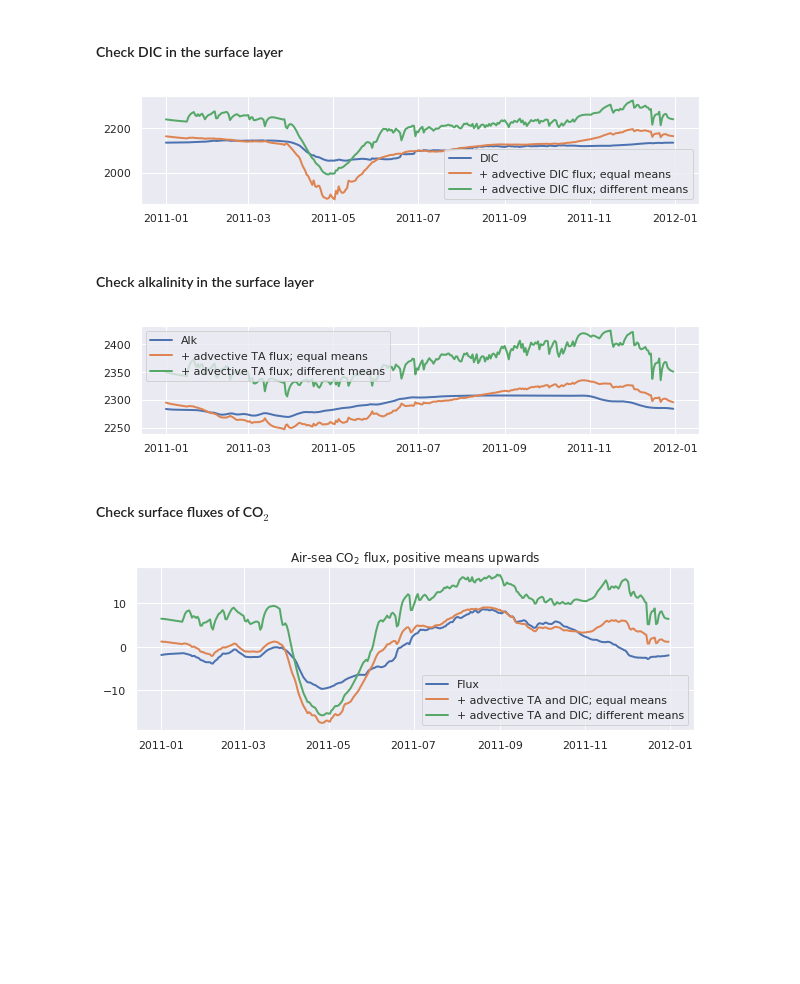
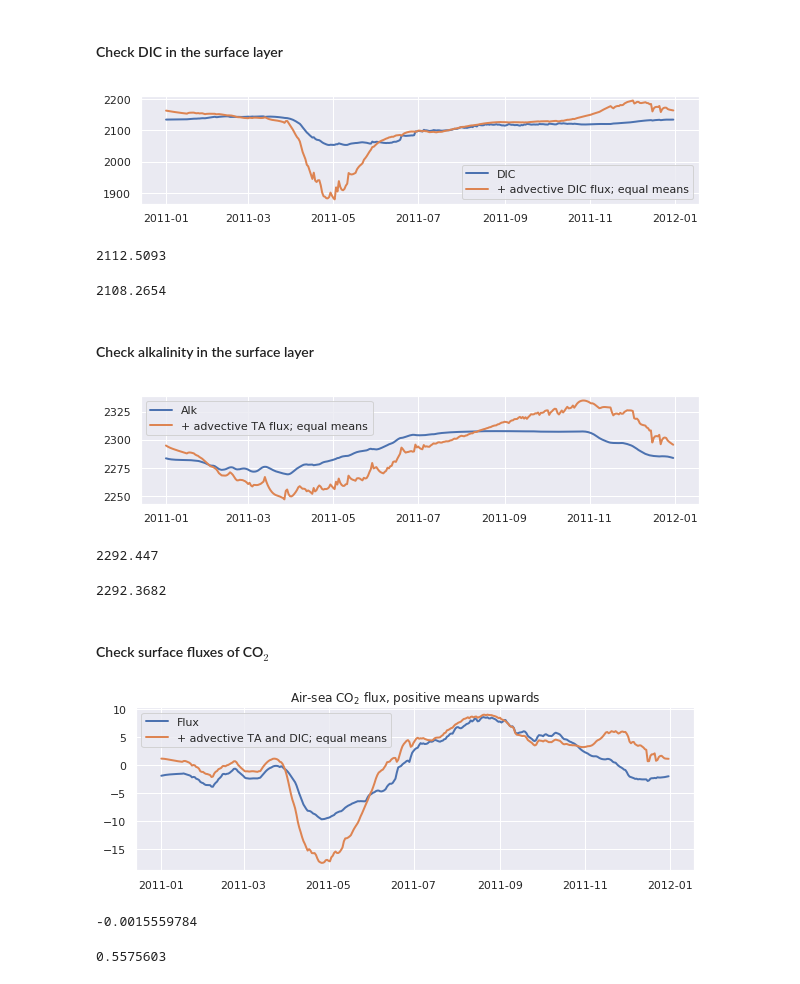
Before and after one commit to limash/Carbon_dioxide_absorption_drivers, a Jupyter notebook: 4_air-sea_fluxes_NS.ipynb, the cells around one changed output. Saved outputs shown, nothing was run; the diff lists cells and outputs as text; code cells hidden in the pictures; blank space fills up the shorter version.

```diff
--- a/4_air-sea_fluxes_NS.ipynb
+++ b/4_air-sea_fluxes_NS.ipynb
@@ -37,10 +37,18 @@ dic_with_flux2 = dic_with_flux2.reset_index()
 fig = plt.figure(figsize=(10, 2)); ax = fig.add_subplot(1, 1, 1);
 ax.plot(dic['time'], dic['B_C_DIC'], linewidth=2, label=r'DIC');
 ax.plot(dic_with_flux['time'], dic_with_flux['B_C_DIC'], linewidth=2, label=r'+ advective DIC flux; equal means');
-ax.plot(dic_with_flux2['time'], dic_with_flux2['B_C_DIC'], linewidth=2, label=r'+ advective DIC flux; different means');
+#ax.plot(dic_with_flux2['time'], dic_with_flux2['B_C_DIC'], linewidth=2, label=r'+ advective DIC flux; different means');
 ax.legend(loc='best');
 # %% [output]
-[figure, old version]
+[figure, new version]
+# %%
+dic['B_C_DIC'].values.mean()
+# %% [output]
+2112.5093
+# %%
+dic_with_flux['B_C_DIC'].values.mean()
+# %% [output]
+2108.2654
 # %% [markdown]
 #### Check alkalinity in the surface layer
 # %%
@@ -64,11 +72,19 @@ alk_with_flux2 = alk_with_flux2.reset_index()
 # %%
 fig = plt.figure(figsize=(10, 2)); ax = fig.add_subplot(1, 1, 1);
 ax.plot(alk['time'], alk['B_C_Alk'], linewidth=2, label=r'Alk');
 ax.plot(alk_with_flux['time'], alk_with_flux['B_C_Alk'], linewidth=2, label=r'+ advective TA flux; equal means');
-ax.plot(alk_with_flux2['time'], alk_with_flux2['B_C_Alk'], linewidth=2, label=r'+ advective TA flux; different means');
+#ax.plot(alk_with_flux2['time'], alk_with_flux2['B_C_Alk'], linewidth=2, label=r'+ advective TA flux; different means');
 ax.legend(loc='upper left');
 # %% [output]
-[figure, old version]
+[figure, new version]
+# %%
+alk['B_C_Alk'].values.mean()
+# %% [output]
+2292.447
+# %%
+alk_with_flux['B_C_Alk'].values.mean()
+# %% [output]
+2292.3682
 # %% [markdown]
 #### Check surface fluxes of CO$_2$
 # %%
@@ -93,8 +109,16 @@ dicflux_alk2 = dicflux_alk2.reset_index();
 fig = plt.figure(figsize=(10, 3)); ax = fig.add_subplot(1, 1, 1);
 ax.plot(dicflux_no['time'], dicflux_no['B_C_DIC   _flux'], linewidth=2, label=r'Flux');
 ax.plot(dicflux_alk['time'], dicflux_alk['B_C_DIC   _flux'], linewidth=2, label=r'+ advective TA and DIC; equal means');
-ax.plot(dicflux_alk2['time'], dicflux_alk2['B_C_DIC   _flux'], linewidth=2, label=r'+ advective TA and DIC; different means');
+#ax.plot(dicflux_alk2['time'], dicflux_alk2['B_C_DIC   _flux'], linewidth=2, label=r'+ advective TA and DIC; different means');
 plt.title('Air-sea CO$_2$ flux, positive means upwards');
 ax.legend(loc='best');
 # %% [output]
-[figure, old version]
+[figure, new version]
+# %%
+dicflux_no['B_C_DIC   _flux'].values.mean()
+# %% [output]
+-0.0015559784
+# %%
+dicflux_alk['B_C_DIC   _flux'].values.mean()
+# %% [output]
+0.5575603
```
Also changed, not shown: 2 other files.
